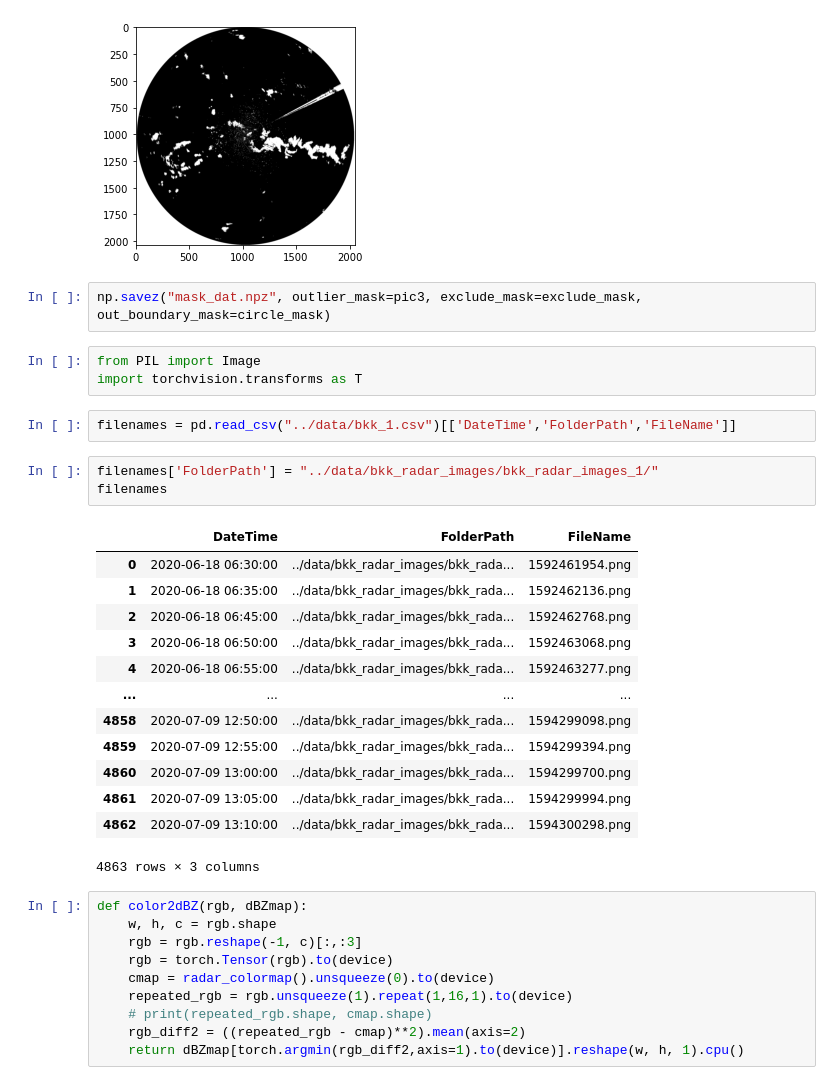
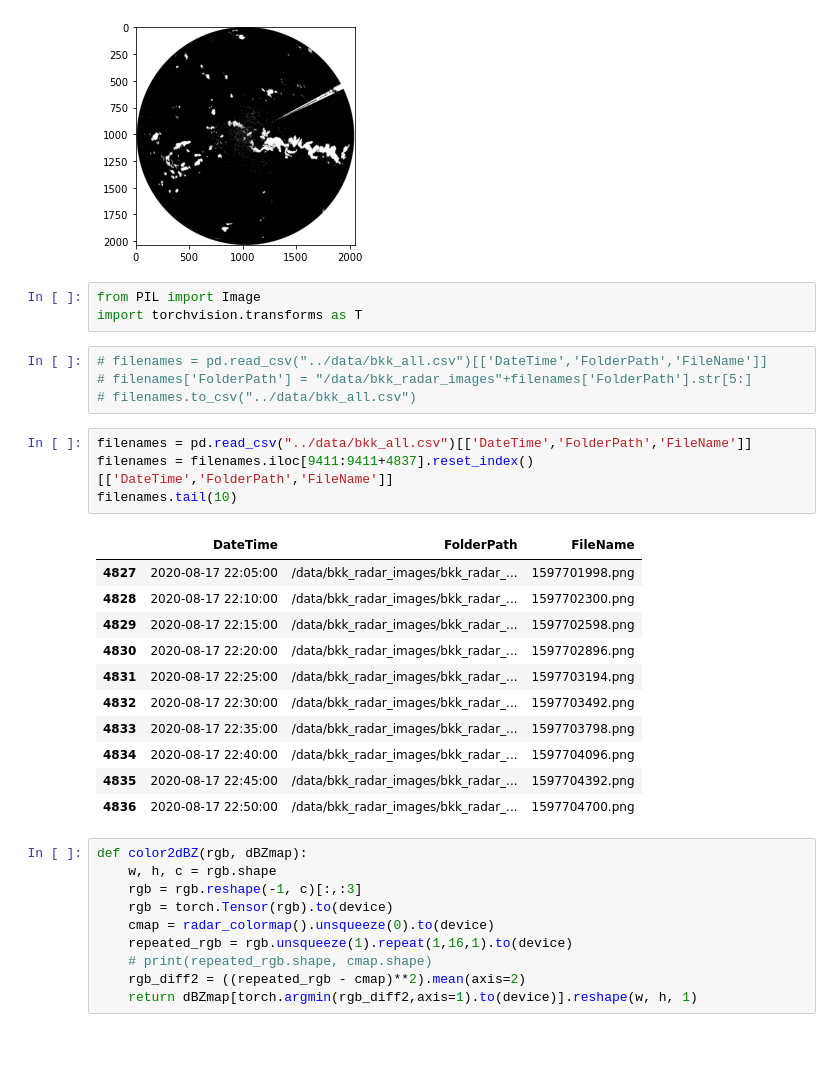
Before and after one commit to One-Night-Miracle/Data-Science-Project-2-2021-2-Nowcasting, a Jupyter notebook: python-notebooks/rgb_to_dBZ test.ipynb, the cells around one changed output. Cells and saved outputs as stored; diff of their text form; blank space fills up the shorter version.

```diff
--- a/python-notebooks/rgb_to_dBZ test.ipynb
+++ b/python-notebooks/rgb_to_dBZ test.ipynb
@@ -85,30 +88,29 @@ plt.imshow(exclude_mask, cmap='gray')
 plt.show()
 # %% [output]
 [figure]
-# %%
-np.savez("mask_dat.npz", outlier_mask=pic3, exclude_mask=exclude_mask, out_boundary_mask=circle_mask)
 # %%
 from PIL import Image
 import torchvision.transforms as T
+# %%
+# filenames = pd.read_csv("../data/bkk_all.csv")[['DateTime','FolderPath','FileName']]
+# filenames['FolderPath'] = "/data/bkk_radar_images"+filenames['FolderPath'].str[5:]
+# filenames.to_csv("../data/bkk_all.csv")
 # %%
-filenames = pd.read_csv("../data/bkk_1.csv")[['DateTime','FolderPath','FileName']]
+filenames = pd.read_csv("../data/bkk_all.csv")[['DateTime','FolderPath','FileName']]
+filenames = filenames.iloc[9411:9411+4837].reset_index()[['DateTime','FolderPath','FileName']]
+filenames.tail(10)
+# %% [output]
+|  | DateTime | FolderPath | FileName |
+| 4827 | 2020-08-17 22:05:00 | /data/bkk_radar_images/bkk_radar_... | 1597701998.png |
+| 4828 | 2020-08-17 22:10:00 | /data/bkk_radar_images/bkk_radar_... | 1597702300.png |
+| 4829 | 2020-08-17 22:15:00 | /data/bkk_radar_images/bkk_radar_... | 1597702598.png |
+| 4830 | 2020-08-17 22:20:00 | /data/bkk_radar_images/bkk_radar_... | 1597702896.png |
+| 4831 | 2020-08-17 22:25:00 | /data/bkk_radar_images/bkk_radar_... | 1597703194.png |
+| 4832 | 2020-08-17 22:30:00 | /data/bkk_radar_images/bkk_radar_... | 1597703492.png |
+| 4833 | 2020-08-17 22:35:00 | /data/bkk_radar_images/bkk_radar_... | 1597703798.png |
+| 4834 | 2020-08-17 22:40:00 | /data/bkk_radar_images/bkk_radar_... | 1597704096.png |
+| 4835 | 2020-08-17 22:45:00 | /data/bkk_radar_images/bkk_radar_... | 1597704392.png |
+| 4836 | 2020-08-17 22:50:00 | /data/bkk_radar_images/bkk_radar_... | 1597704700.png |
-# %%
-filenames['FolderPath'] = "../data/bkk_radar_images/bkk_radar_images_1/"
-filenames
-# %% [output]
-|  | DateTime | FolderPath | FileName |
-| 0 | 2020-06-18 06:30:00 | ../data/bkk_radar_images/bkk_rada... | 1592461954.png |
-| 1 | 2020-06-18 06:35:00 | ../data/bkk_radar_images/bkk_rada... | 1592462136.png |
-| 2 | 2020-06-18 06:45:00 | ../data/bkk_radar_images/bkk_rada... | 1592462768.png |
-| 3 | 2020-06-18 06:50:00 | ../data/bkk_radar_images/bkk_rada... | 1592463068.png |
-| 4 | 2020-06-18 06:55:00 | ../data/bkk_radar_images/bkk_rada... | 1592463277.png |
-| ... | ... | ... | ... |
-| 4858 | 2020-07-09 12:50:00 | ../data/bkk_radar_images/bkk_rada... | 1594299098.png |
-| 4859 | 2020-07-09 12:55:00 | ../data/bkk_radar_images/bkk_rada... | 1594299394.png |
-| 4860 | 2020-07-09 13:00:00 | ../data/bkk_radar_images/bkk_rada... | 1594299700.png |
-| 4861 | 2020-07-09 13:05:00 | ../data/bkk_radar_images/bkk_rada... | 1594299994.png |
-| 4862 | 2020-07-09 13:10:00 | ../data/bkk_radar_images/bkk_rada... | 1594300298.png |
-4863 rows × 3 columns
 # %%
 def color2dBZ(rgb, dBZmap):
     w, h, c = rgb.shape
@@ -118,6 +120,6 @@ def color2dBZ(rgb, dBZmap):
     repeated_rgb = rgb.unsqueeze(1).repeat(1,16,1).to(device)
     # print(repeated_rgb.shape, cmap.shape)
     rgb_diff2 = ((repeated_rgb - cmap)**2).mean(axis=2)
-    return dBZmap[torch.argmin(rgb_diff2,axis=1).to(device)].reshape(w, h, 1).cpu()
+    return dBZmap[torch.argmin(rgb_diff2,axis=1).to(device)].reshape(w, h, 1)
 # %%
 transform = T.ToPILImage()
```
Also changed, not shown: parts of 5 cells of this notebook.
